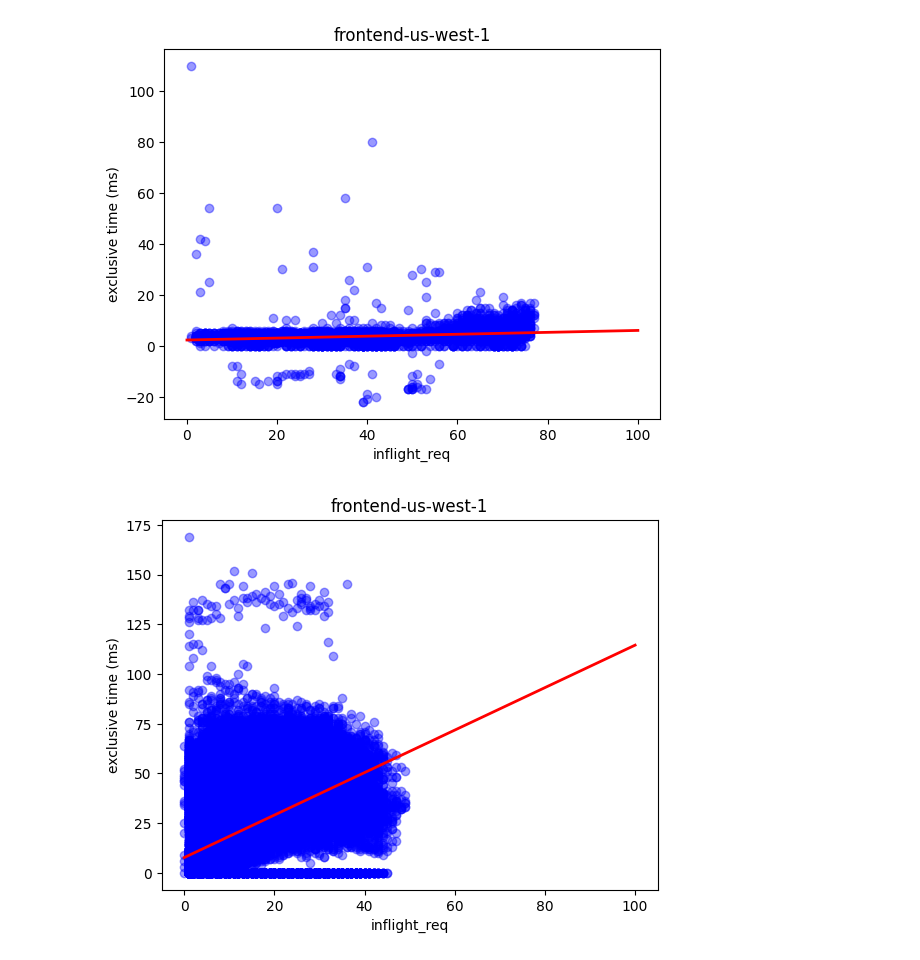
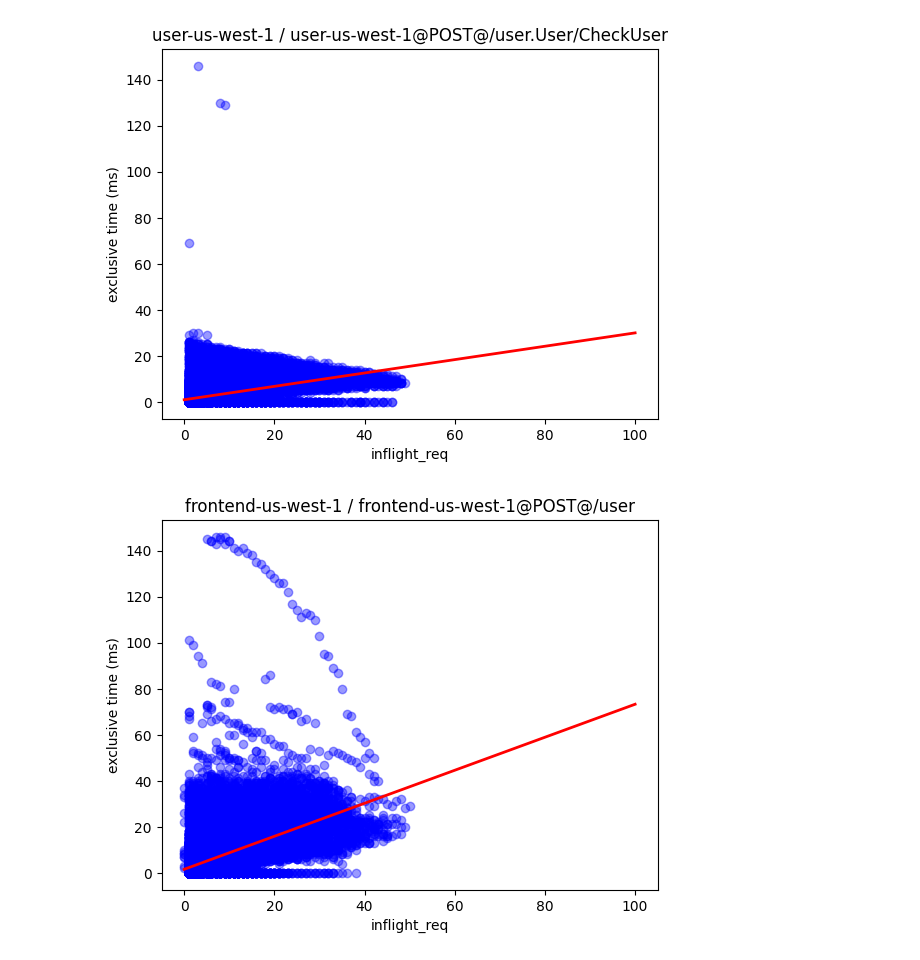
Before and after one commit to ServiceLayerNetworking/SLATE, a Jupyter notebook: global-controller/plot.ipynb, the cells around one changed output. Cells and saved outputs as stored; diff of their text form; code cells hidden in the pictures.

Commit message:
Sync update_resources and plot.ipynb

```diff
--- a/global-controller/plot.ipynb
+++ b/global-controller/plot.ipynb
@@ -37,9 +37,9 @@ global sp_callgraph_table
 global ep_str_callgraph_table
 
 ts = time.time()
-filename = "./profiled_data/single_request_type_trace_string.csv"
+# filename = "./profiled_data/single_request_type_trace_string.csv"
 # filename = "./profiled_data/slate_trace_string_reserve_only_.slatelog.csv"
-# filename = "./profiled_data/slate_trace_string_recommend_only_.slatelog.csv"
+filename = "./profiled_data/slate_trace_string_recommend_only_.slatelog.csv"
 # filename = "./profiled_data/slate_trace_string_user_only_.slatelog.csv"
 
 
@@ -303,33 +287,33 @@ coef_dict[recommendation-us-west-1][recommendation-us-west-1@POST@/recommendatio
 # %%
 for cid in df["cluster_id"].unique():
     cid_df = df[df["cluster_id"]==cid]
     for svc_name in cid_df["svc_name"].unique():
         cid_svc_df = cid_df[cid_df["svc_name"]==svc_name]
         if svc_name not in latency_func:
             latency_func[svc_name] = dict()
         if svc_name not in coef_dict:
             coef_dict[svc_name] = dict()
         for ep_str in cid_svc_df["endpoint_str"].unique():
             ep_df = cid_svc_df[cid_svc_df["endpoint_str"]==ep_str]
             # Data preparation: load(X) and latency(y)
             data = dict()
             y_col = "latency"
             for index, row in ep_df.iterrows():
                 ###############################################
                 for key, val in row["num_inflight_dict"].items():
                 # for key, val in row["rps_dict"].items():
                 ################################################
                     if key not in data:
                         data[key] = list()
                     data[key].append(val)
                 if y_col not in data:
                     data[y_col] = list()
                 data[y_col].append(row["xt"])
-            coef_dict[svc_name][ep_str] = fit_linear_regression(data, y_col, svc_name)
+            coef_dict[svc_name][ep_str] = fit_linear_regression(data, y_col, svc_name, ep_str)
 
 for svc_name in coef_dict:
     for ep_str in coef_dict[svc_name]:
         print(f'coef_dict[{svc_name}][{ep_str}]: {coef_dict[svc_name][ep_str]}')
 # %% [output]
-[figure, old version]
+[figure, new version]
-[figure, old version]
+[figure, new version]
```
Also changed, not shown: parts of 4 cells of this notebook, 2 other files.
